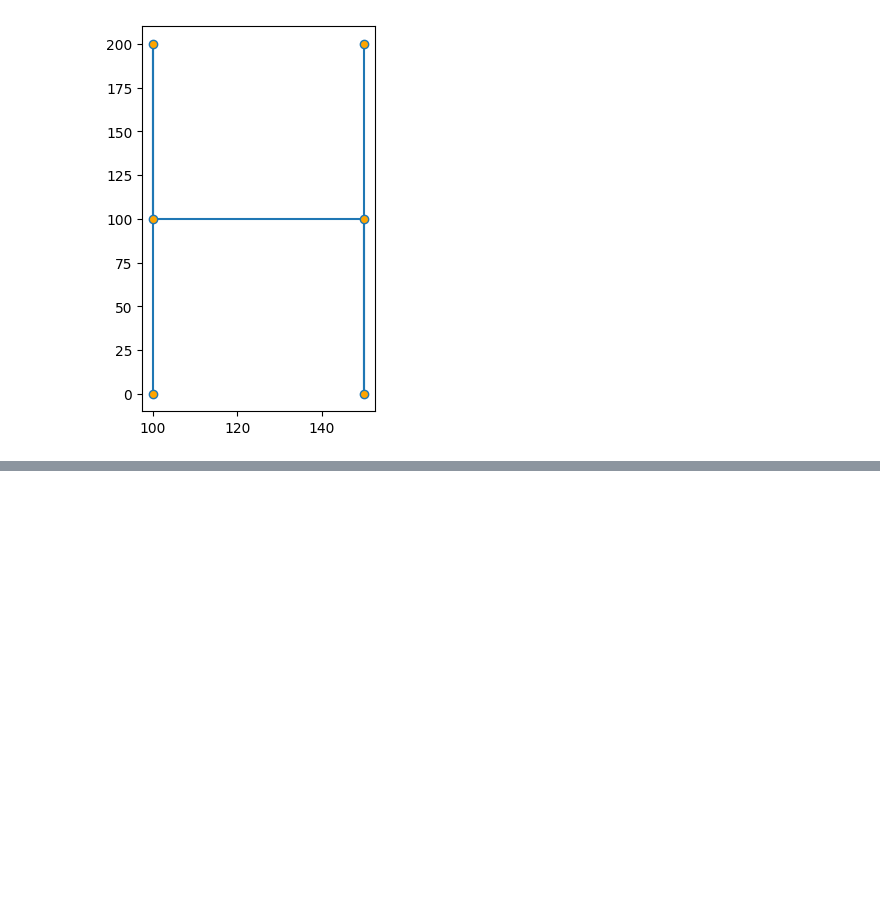
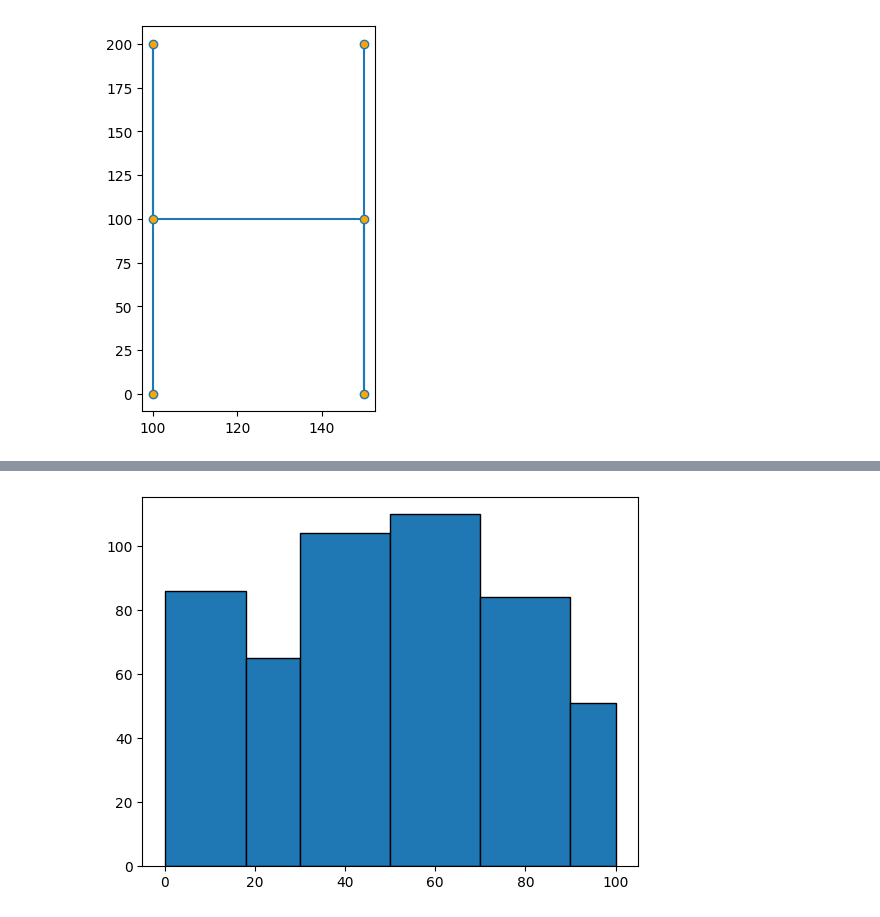
Before and after one commit to upflairs-pvt-ltd/3rd_july_datascience, a Jupyter notebook: maptlotlib.ipynb, the cells around one changed output, grey strips where cells are left out. Drawn from its saved outputs; the diff is of its cells as text; code cells hidden in the pictures; blank space fills up the shorter version.

```diff
--- a/maptlotlib.ipynb
+++ b/maptlotlib.ipynb
@@ -245,0 +251,3 @@ plt.show()
+# %%
+age = np.random.randint(1,100,500)
+age
@@ -245,0 +272,6 @@ plt.show()
+# %%
+bin = [0,18,30,50,70,90,100]
+plt.hist(age,bins=bin,ec='k')
+plt.show()
+# %% [output]
+[figure, added]
```
Also changed, not shown: parts of 23 cells of this notebook, 2 other files.
